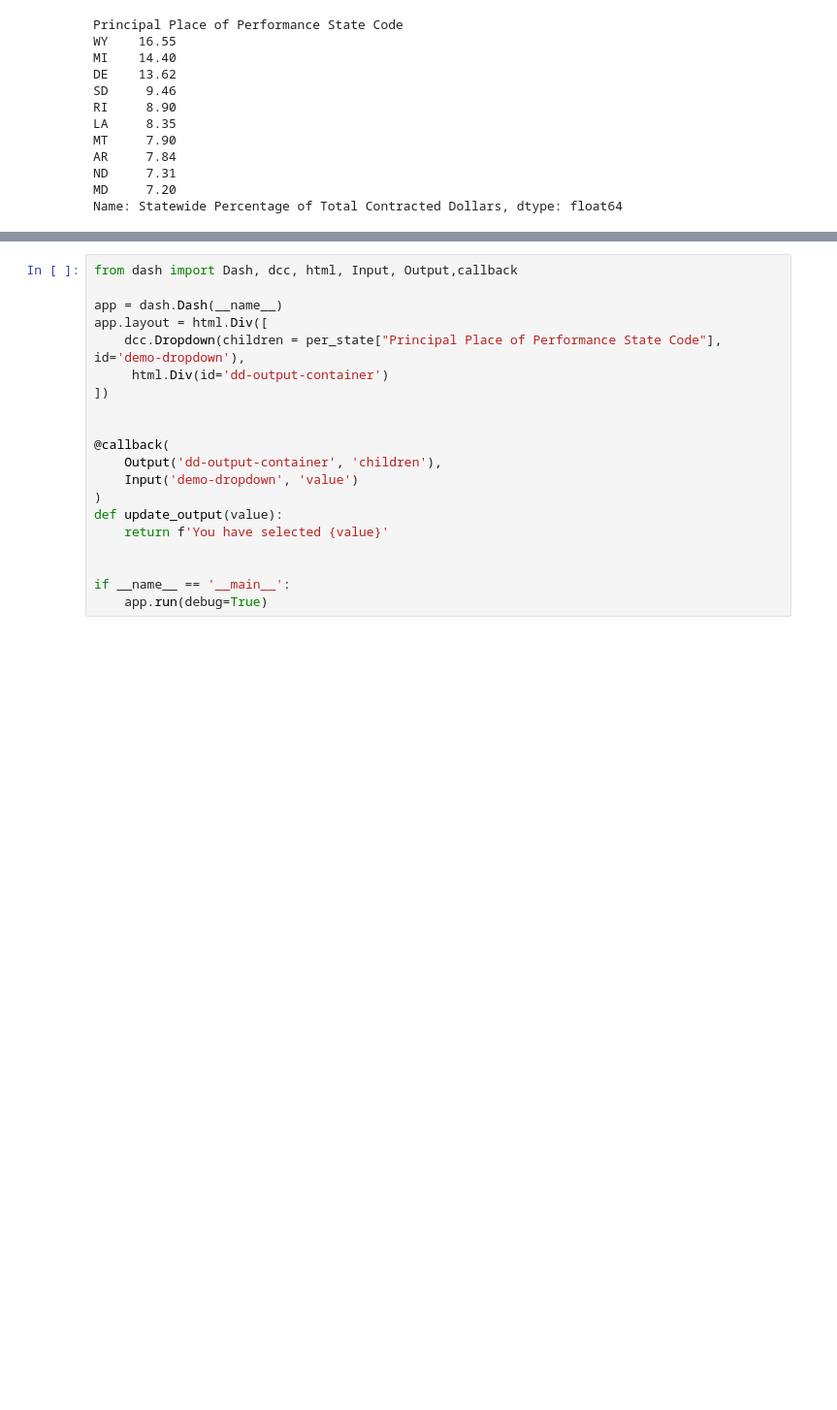
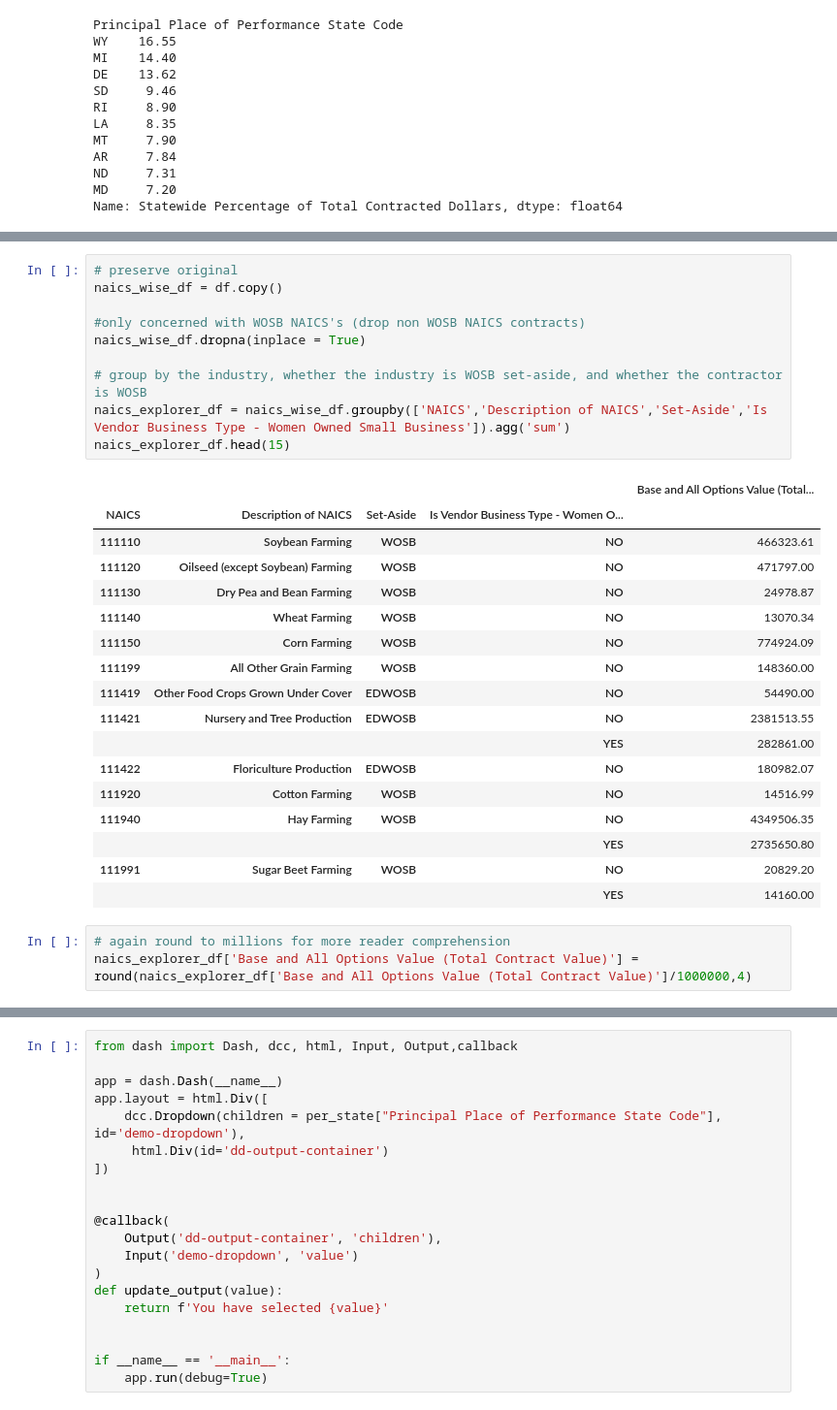
Before and after one commit to reetyf/sba, a Jupyter notebook: sba_assignment_haileyweinschenk.ipynb, the cells around one changed output, grey strips where cells are left out. Shown at 97% size. Cells and saved outputs as stored; diff of their text form; blank space fills up the shorter version.

```diff
--- a/sba_assignment_haileyweinschenk.ipynb
+++ b/sba_assignment_haileyweinschenk.ipynb
@@ -251,0 +261,31 @@ fig.show(),
+# %%
+# preserve original
+naics_wise_df = df.copy()
+
+#only concerned with WOSB NAICS's (drop non WOSB NAICS contracts)
+naics_wise_df.dropna(inplace = True)
+
+# group by the industry, whether the industry is WOSB set-aside, and whether the contractor is WOSB
+naics_explorer_df = naics_wise_df.groupby(['NAICS','Description of NAICS','Set-Aside','Is Vendor Business Type - Women Owned Small Business']).agg('sum')
+naics_explorer_df.head(15)
+# %% [output]
+|  |  |  |  | Base and All Options Value (Total... |
+| NAICS | Description of NAICS | Set-Aside | Is Vendor Business Type - Women O... |  |
+| 111110 | Soybean Farming | WOSB | NO | 466323.61 |
+| 111120 | Oilseed (except Soybean) Farming | WOSB | NO | 471797.00 |
+| 111130 | Dry Pea and Bean Farming | WOSB | NO | 24978.87 |
+| 111140 | Wheat Farming | WOSB | NO | 13070.34 |
+| 111150 | Corn Farming | WOSB | NO | 774924.09 |
+| 111199 | All Other Grain Farming | WOSB | NO | 148360.00 |
+| 111419 | Other Food Crops Grown Under Cover | EDWOSB | NO | 54490.00 |
+| 111421 | Nursery and Tree Production | EDWOSB | NO | 2381513.55 |
+|  |  |  | YES | 282861.00 |
+| 111422 | Floriculture Production | EDWOSB | NO | 180982.07 |
+| 111920 | Cotton Farming | WOSB | NO | 14516.99 |
+| 111940 | Hay Farming | WOSB | NO | 4349506.35 |
+|  |  |  | YES | 2735650.80 |
+| 111991 | Sugar Beet Farming | WOSB | NO | 20829.20 |
+|  |  |  | YES | 14160.00 |
+# %%
+# again round to millions for more reader comprehension
+naics_explorer_df['Base and All Options Value (Total Contract Value)'] = round(naics_explorer_df['Base and All Options Value (Total Contract Value)']/1000000,4)
```
Also changed, not shown: parts of 22 cells of this notebook.
